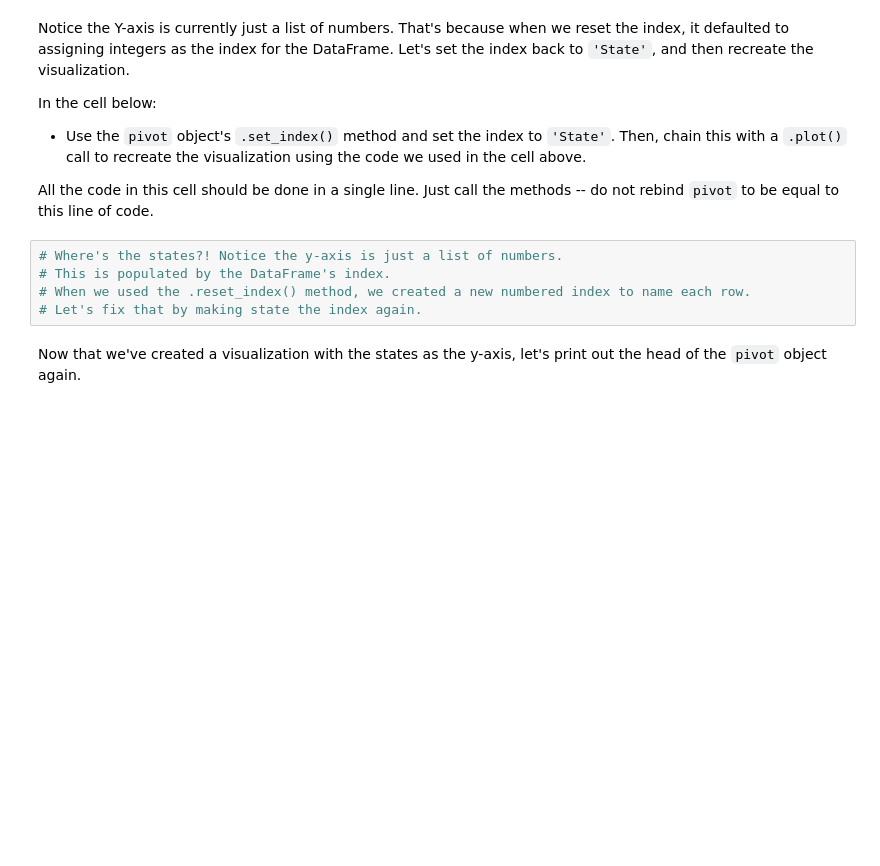
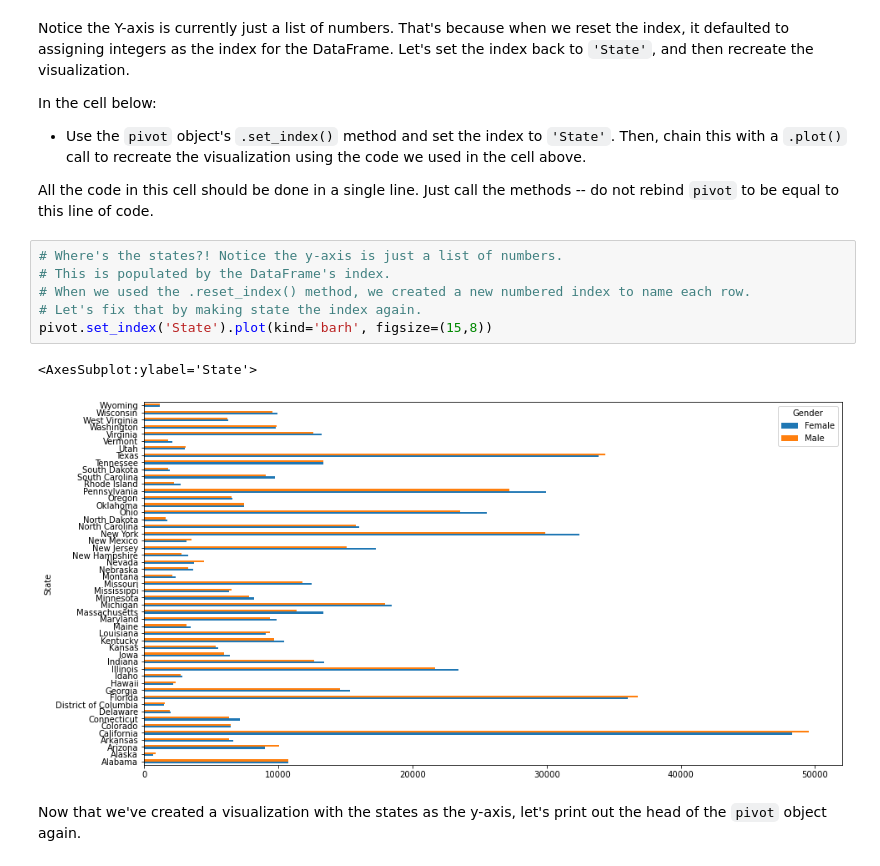
Before and after one commit to ericthansen/dsc-pivot-tables-pandas-lab-online-ds-sp-000, a Jupyter notebook: index.ipynb, the cells around one changed output. Saved outputs shown, nothing was run; the diff lists cells and outputs as text; blank space fills up the shorter version.

```diff
--- a/index.ipynb
+++ b/index.ipynb
@@ -409,8 +444,12 @@ All the code in this cell should be done in a single line.  Just call the method
 # %%
 # Where's the states?! Notice the y-axis is just a list of numbers.
 # This is populated by the DataFrame's index.
 # When we used the .reset_index() method, we created a new numbered index to name each row.
 # Let's fix that by making state the index again.
+pivot.set_index('State').plot(kind='barh', figsize=(15,8))
+# %% [output]
+<AxesSubplot:ylabel='State'>
+[figure, added]
 # %% [markdown]
 Now that we've created a visualization with the states as the y-axis, let's print out the head of the `pivot` object again.
 # %%
```
Also changed, not shown: parts of 15 cells of this notebook.
